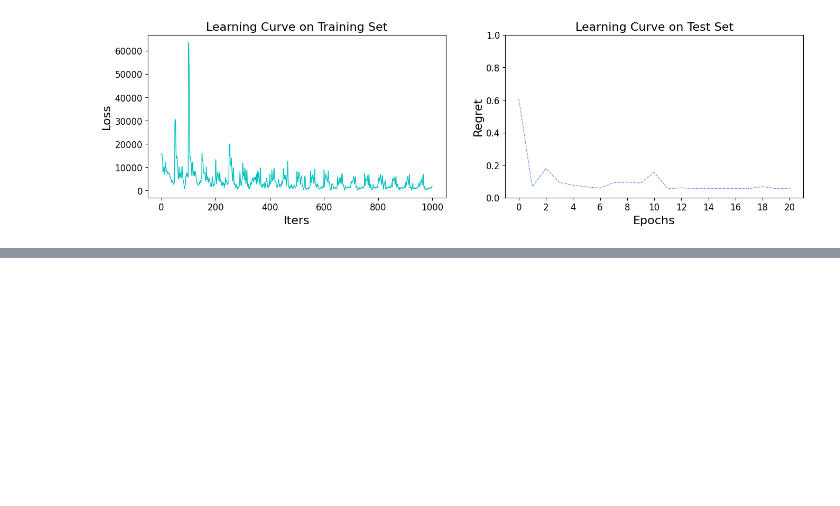
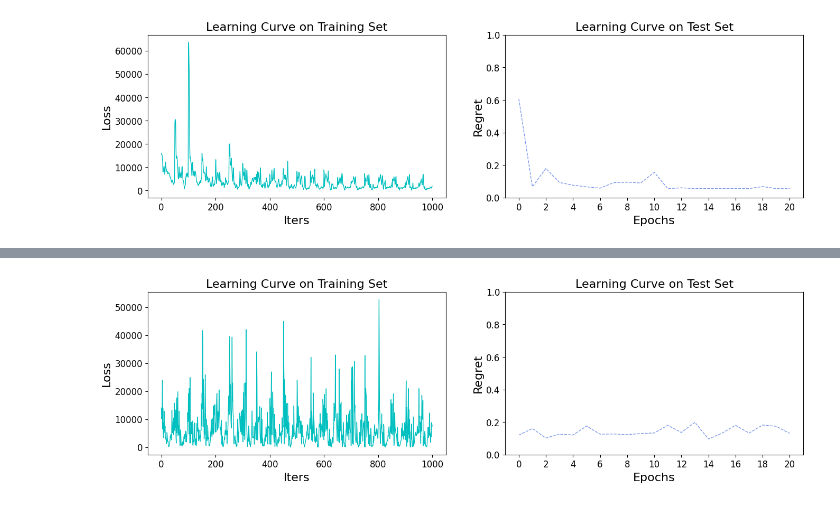
Before and after one commit to FrederikFertin/contextual_dm_in_power_sys, a Jupyter notebook: main_folder/models/PyEpo/Model_1_notebook.ipynb, the cells around one changed output, grey strips where cells are left out. Cells and saved outputs as stored; diff of their text form; code cells hidden in the pictures; blank space fills up the shorter version.

```diff
--- a/main_folder/models/PyEpo/Model_1_notebook.ipynb
+++ b/main_folder/models/PyEpo/Model_1_notebook.ipynb
@@ -528,0 +508,5 @@ visLearningCurve(loss_log, loss_log_regret) # 50% dropout rate - gamma = 0.98
+# %%
+num_feat = n_periods*6 # size of feature
+num_item = 4*24 # number of predictions (Forward bid and Hydrogen)
+c_train = np.asarray([flatten_extend([lambda_H_list, prices_F[d: d+n_periods], -prices_UP[d: d+n_periods], prices_DW[d: d+n_periods]]) for d in range(int(n_hours/n_periods))])
+c_test = np.asarray([flatten_extend([lambda_H_list, prices_F[d: d+n_periods], -prices_UP[d: d+n_periods], prices_DW[d: d+n_periods]]) for d in range(int(n_hours/n_periods), int(2*n_hours/n_periods))])
@@ -528,0 +583,8 @@ visLearningCurve(loss_log, loss_log_regret) # 50% dropout rate - gamma = 0.98
+# %%
+from pyepo.data.datasetParams import optDatasetParams
+dataset_train = optDatasetParams(hydrogenPlanning, x_train, c_train, wind_train)
+dataset_test = optDatasetParams(hydrogenPlanning, x_test, c_test, wind_test)
+
+batch_size = 1
+loader_train = DataLoader(dataset_train, batch_size=batch_size, shuffle=False)
+loader_test = DataLoader(dataset_test, batch_size=batch_size, shuffle=False)
@@ -528,0 +596,9 @@ visLearningCurve(loss_log, loss_log_regret) # 50% dropout rate - gamma = 0.98
+# %%
+# prediction model
+reg = LinearRegression(num_feat, num_item)
+
+# cuda
+if torch.cuda.is_available():
+    reg = reg.cuda()
+# init SPO+ loss
+spop = pyepo.func.SPOPlus
@@ -528,0 +660,2 @@ visLearningCurve(loss_log, loss_log_regret) # 50% dropout rate - gamma = 0.98
+# %%
+loss_log, loss_log_regret = trainModel(reg, loss_function=spop, method_name="spo+")
@@ -528,0 +676,4 @@ visLearningCurve(loss_log, loss_log_regret) # 50% dropout rate - gamma = 0.98
+# %%
+visLearningCurve(loss_log, loss_log_regret)
+# %% [output]
+[figure, added]
```
Also changed, not shown: parts of 12 cells of this notebook.
